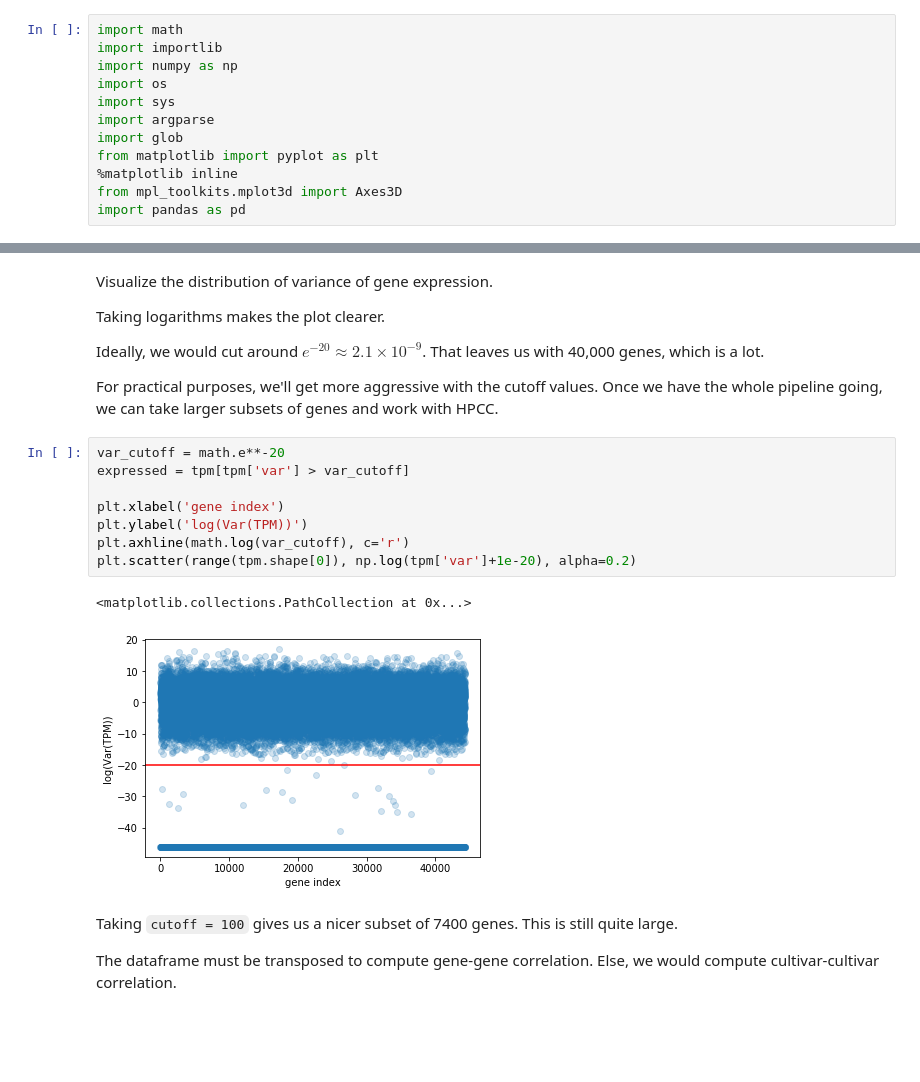
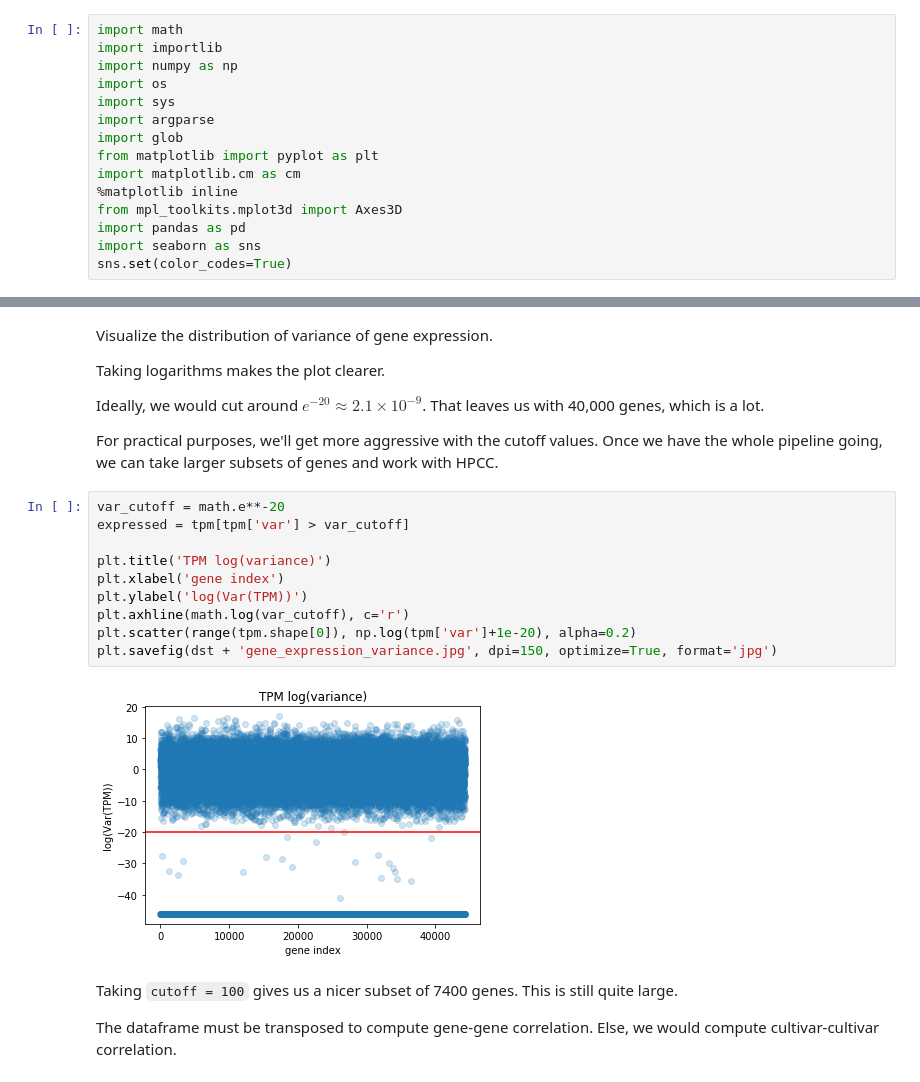
Before and after one commit to amezqui3/context_matters, a Jupyter notebook: scripts/gene_correlation.ipynb, the cells around one changed output, grey strips where cells are left out. Drawn from its saved outputs; the diff is of its cells as text; blank space fills up the shorter version.

```diff
--- a/scripts/gene_correlation.ipynb
+++ b/scripts/gene_correlation.ipynb
@@ -28,9 +28,12 @@ import sys
 import argparse
 import glob
 from matplotlib import pyplot as plt
+import matplotlib.cm as cm
 %matplotlib inline
 from mpl_toolkits.mplot3d import Axes3D
 import pandas as pd
+import seaborn as sns
+sns.set(color_codes=True)
 # %% [markdown]
 Functions to compute gene-gene correlation. More details below.
 # %%
@@ -145,14 +188,15 @@ For practical purposes, we'll get more aggressive with the cutoff values. Once w
 # %%
 var_cutoff = math.e**-20
 expressed = tpm[tpm['var'] > var_cutoff]
 
+plt.title('TPM log(variance)')
 plt.xlabel('gene index')
 plt.ylabel('log(Var(TPM))')
 plt.axhline(math.log(var_cutoff), c='r')
 plt.scatter(range(tpm.shape[0]), np.log(tpm['var']+1e-20), alpha=0.2)
+plt.savefig(dst + 'gene_expression_variance.jpg', dpi=150, optimize=True, format='jpg')
 # %% [output]
-<matplotlib.collections.PathCollection at 0x...>
-[figure, old version]
+[figure, new version]
 # %% [markdown]
 Taking `cutoff = 100` gives us a nicer subset of 7400 genes. This is still quite large.
 
```
Also changed, not shown: parts of 8 cells of this notebook, 8 other files.
